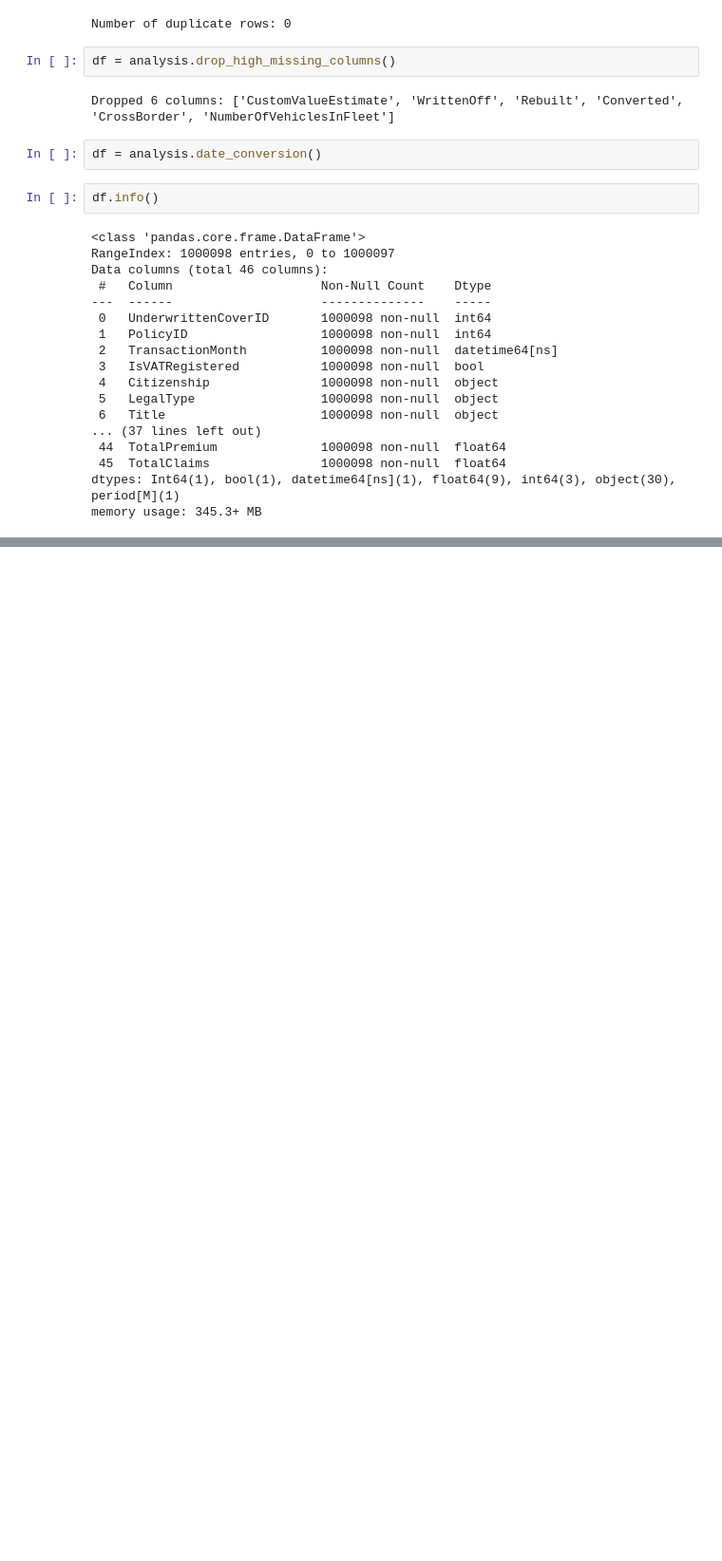
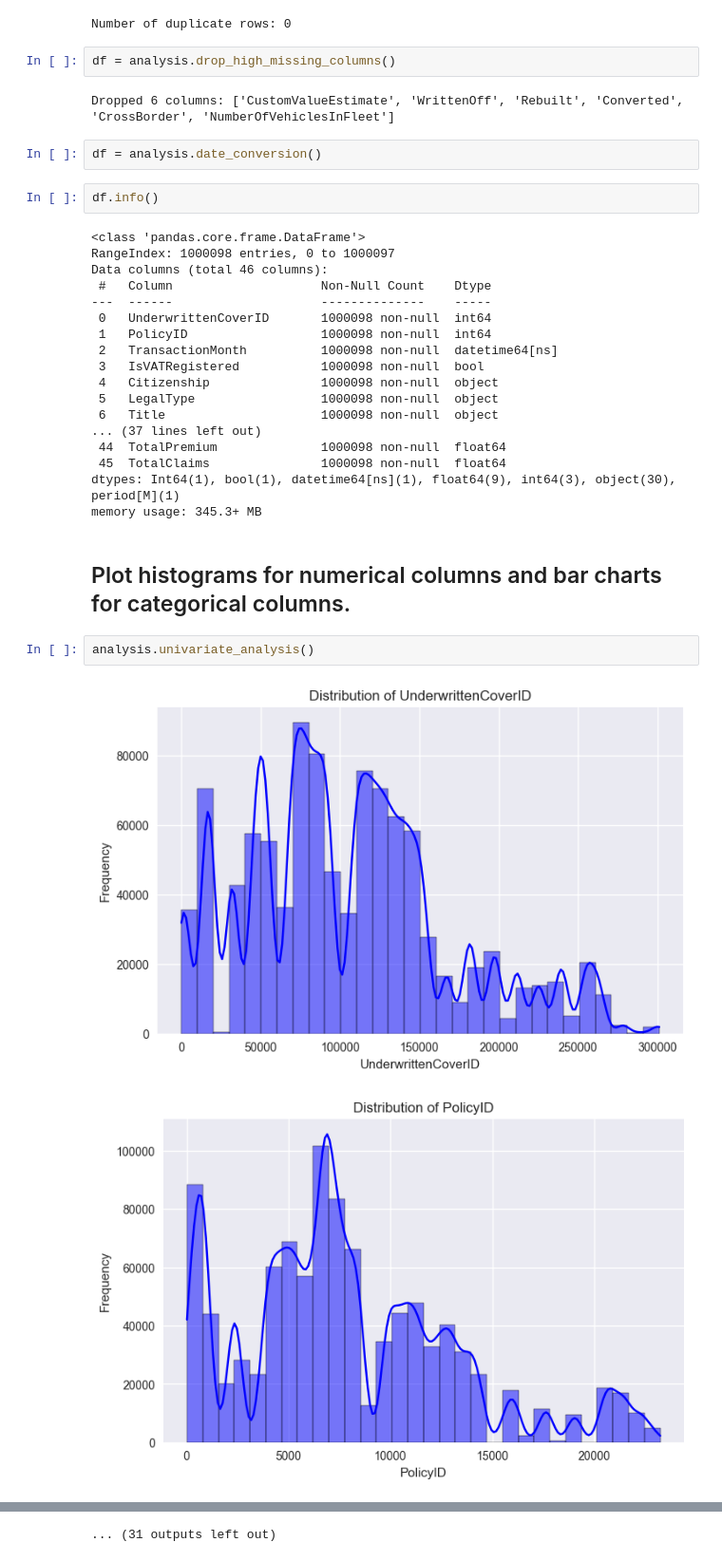
Before and after one commit to shewanek/KAIM_W3_CarInsurance_Marketing_Insights, a Jupyter notebook: notebooks/insurance_EDA.ipynb, the cells around one changed output, grey strips where cells are left out. Shown at 95% size. Saved outputs shown, nothing was run; the diff lists cells and outputs as text; blank space fills up the shorter version.

Commit message:
univariate analysis

```diff
--- a/notebooks/insurance_EDA.ipynb
+++ b/notebooks/insurance_EDA.ipynb
@@ -154,3 +154,10 @@ Data columns (total 46 columns):
  45  TotalClaims               1000098 non-null  float64
 dtypes: Int64(1), bool(1), datetime64[ns](1), float64(9), int64(3), object(30), period[M](1)
 memory usage: 345.3+ MB
+# %% [markdown]
+## Plot histograms for numerical columns and bar charts for categorical columns.
+# %%
+analysis.univariate_analysis()
+# %% [output]
+[figure, added]
+[figure, added]
@@ -156,0 +174 @@ memory usage: 345.3+ MB
+... (31 outputs left out)
```
Also changed, not shown: parts of 1 cell of this notebook, 1 other file.
